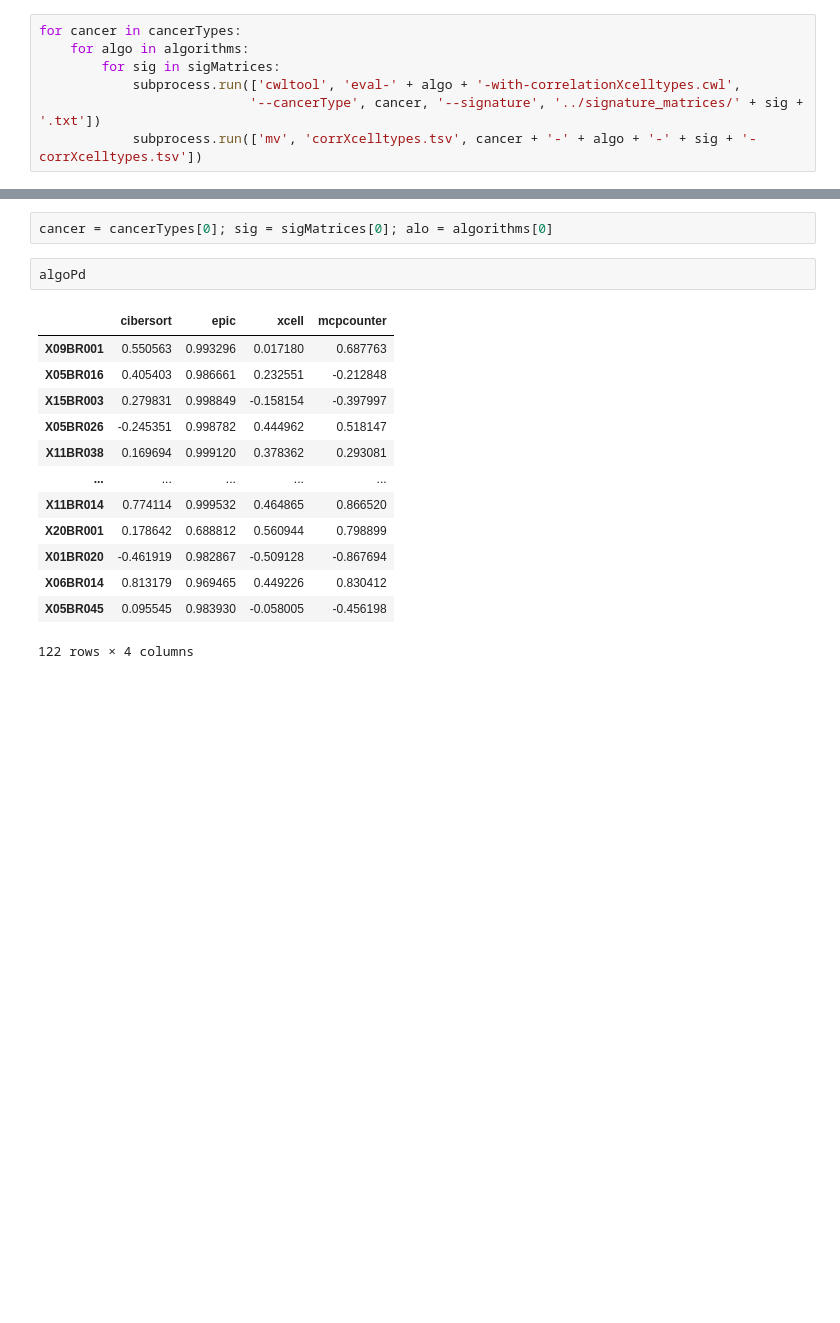
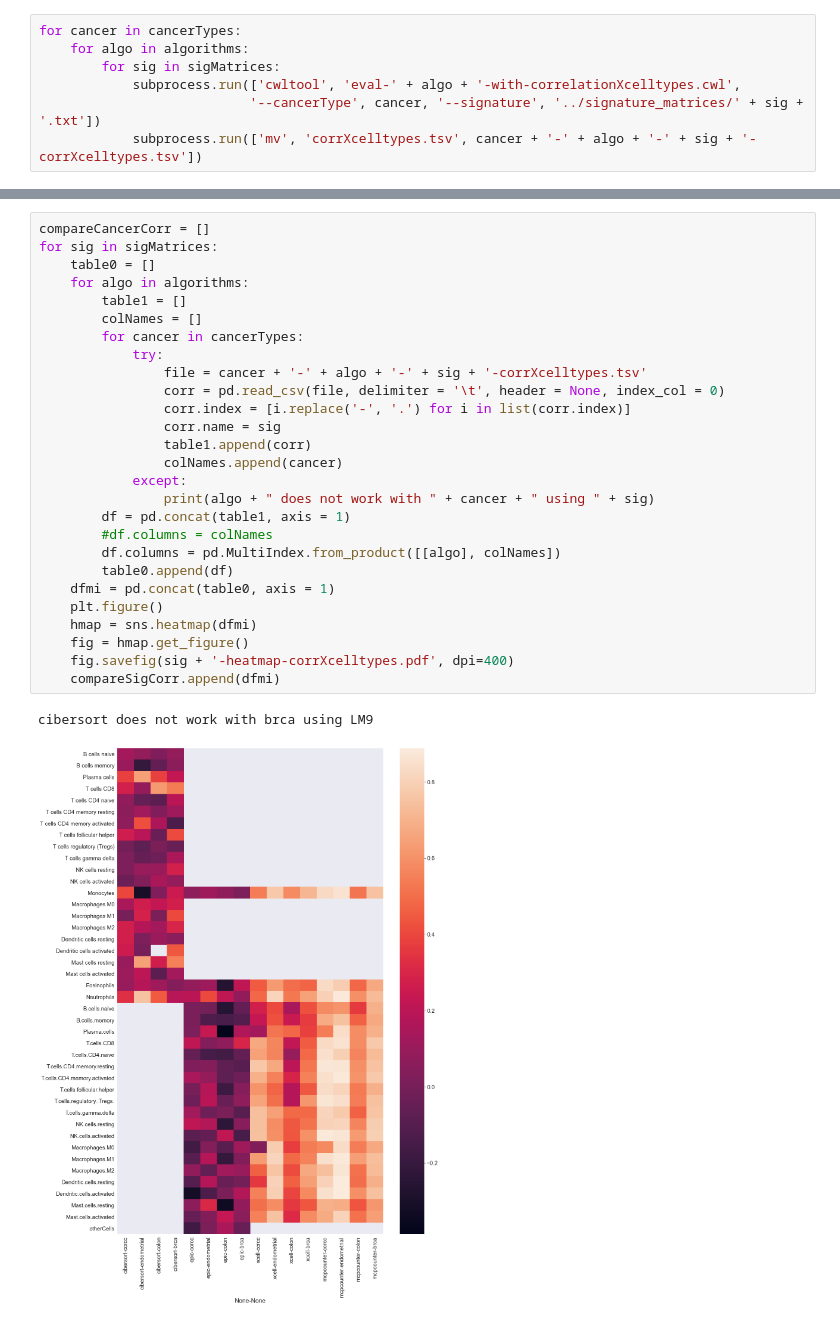
Before and after one commit to PNNL-CompBio/decomprolute, a Jupyter notebook: results/batchRuns.ipynb, the cells around one changed output, grey strips where cells are left out. Drawn from its saved outputs; the diff is of its cells as text; blank space fills up the shorter version.

```diff
--- a/results/batchRuns.ipynb
+++ b/results/batchRuns.ipynb
@@ -65,18 +86,30 @@ cibersort does not work with brca using LM9
-# %%
-cancer = cancerTypes[0]; sig = sigMatrices[0]; alo = algorithms[0]
-# %%
-algoPd
-# %% [output]
-|  | cibersort | epic | xcell | mcpcounter |
-| X09BR001 | 0.550563 | 0.993296 | 0.017180 | 0.687763 |
-| X05BR016 | 0.405403 | 0.986661 | 0.232551 | -0.212848 |
-| X15BR003 | 0.279831 | 0.998849 | -0.158154 | -0.397997 |
-| X05BR026 | -0.245351 | 0.998782 | 0.444962 | 0.518147 |
-| X11BR038 | 0.169694 | 0.999120 | 0.378362 | 0.293081 |
-| ... | ... | ... | ... | ... |
-| X11BR014 | 0.774114 | 0.999532 | 0.464865 | 0.866520 |
-| X20BR001 | 0.178642 | 0.688812 | 0.560944 | 0.798899 |
-| X01BR020 | -0.461919 | 0.982867 | -0.509128 | -0.867694 |
-| X06BR014 | 0.813179 | 0.969465 | 0.449226 | 0.830412 |
-| X05BR045 | 0.095545 | 0.983930 | -0.058005 | -0.456198 |
-122 rows × 4 columns
+# %%
+compareCancerCorr = []
+for sig in sigMatrices:
+    table0 = []
+    for algo in algorithms:
+        table1 = []
+        colNames = []
+        for cancer in cancerTypes:
+            try:
+                file = cancer + '-' + algo + '-' + sig + '-corrXcelltypes.tsv'
+                corr = pd.read_csv(file, delimiter = '\t', header = None, index_col = 0)
+                corr.index = [i.replace('-', '.') for i in list(corr.index)]
+                corr.name = sig
+                table1.append(corr)
+                colNames.append(cancer)
+            except:
+                print(algo + " does not work with " + cancer + " using " + sig)
+        df = pd.concat(table1, axis = 1)
+        #df.columns = colNames
+        df.columns = pd.MultiIndex.from_product([[algo], colNames])
+        table0.append(df)
+    dfmi = pd.concat(table0, axis = 1)
+    plt.figure()
+    hmap = sns.heatmap(dfmi)
+    fig = hmap.get_figure()
+    fig.savefig(sig + '-heatmap-corrXcelltypes.pdf', dpi=400)
+    compareSigCorr.append(dfmi)
+# %% [output]
+cibersort does not work with brca using LM9
+[figure, added]
```
Also changed, not shown: parts of 9 cells of this notebook, 1 other file.
